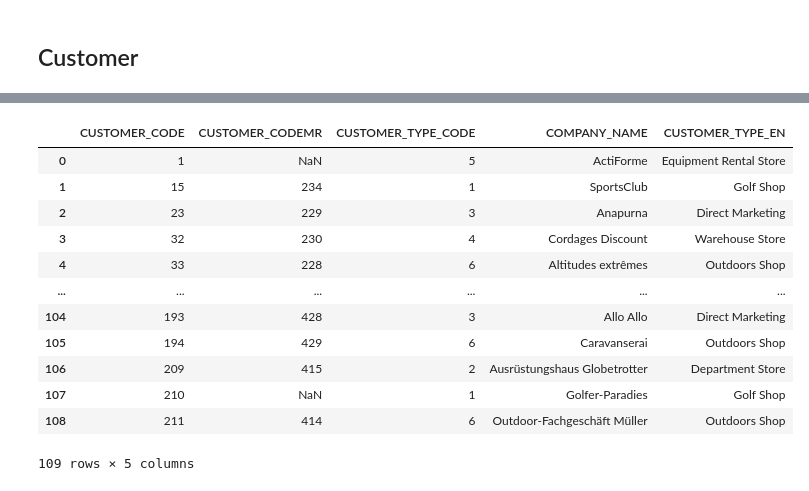
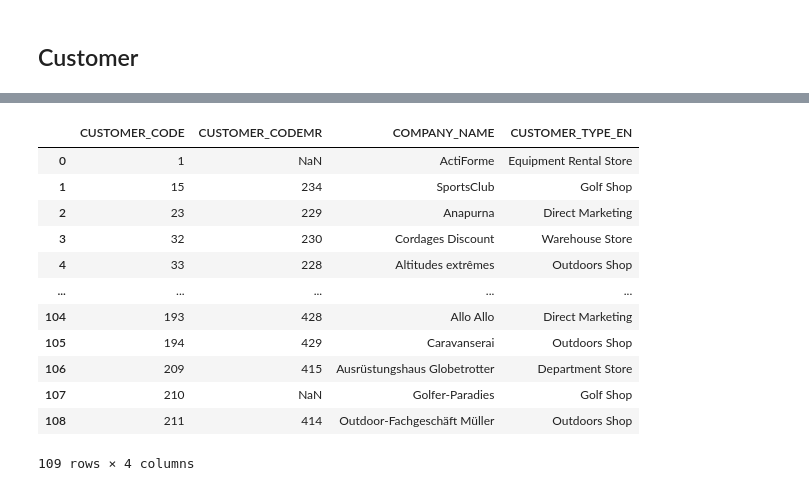
Before and after one commit to SebEmmen/GreatOutdoors, a Jupyter notebook: Warehouse.ipynb, the cells around one changed output, grey strips where cells are left out. Saved outputs shown, nothing was run; the diff lists cells and outputs as text; code cells hidden in the pictures.

```diff
--- a/Warehouse.ipynb
+++ b/Warehouse.ipynb
@@ -229,36 +275,35 @@ finally:
 # %%
 df_customer_type = pd.read_sql_query("SELECT * FROM Customer_Type", sdm_conn)
 df_customer = pd.read_sql_query("SELECT * FROM Customer", sdm_conn)
 
 df_customer_final = pd.merge(
     df_customer,
     df_customer_type,
     left_on='CUSTOMER_TYPE_CODE',
     right_on='CUSTOMER_TYPE_CODE',
     how='left')
 df_customer_final = df_customer_final[[
     'CUSTOMER_CODE',
     'CUSTOMER_CODEMR',
-    'CUSTOMER_TYPE_CODE',
     'COMPANY_NAME',
     'CUSTOMER_TYPE_EN'
 ]]
 
 df_customer_final
 # %% [output]
-|  | CUSTOMER_CODE | CUSTOMER_CODEMR | CUSTOMER_TYPE_CODE | COMPANY_NAME | CUSTOMER_TYPE_EN |
-| 0 | 1 | NaN | 5 | ActiForme | Equipment Rental Store |
-| 1 | 15 | 234 | 1 | SportsClub | Golf Shop |
-| 2 | 23 | 229 | 3 | Anapurna | Direct Marketing |
-| 3 | 32 | 230 | 4 | Cordages Discount | Warehouse Store |
-| 4 | 33 | 228 | 6 | Altitudes extrêmes | Outdoors Shop |
-| ... | ... | ... | ... | ... | ... |
-| 104 | 193 | 428 | 3 | Allo Allo | Direct Marketing |
-| 105 | 194 | 429 | 6 | Caravanserai | Outdoors Shop |
-| 106 | 209 | 415 | 2 | Ausrüstungshaus Globetrotter | Department Store |
-| 107 | 210 | NaN | 1 | Golfer-Paradies | Golf Shop |
-| 108 | 211 | 414 | 6 | Outdoor-Fachgeschäft Müller | Outdoors Shop |
+|  | CUSTOMER_CODE | CUSTOMER_CODEMR | COMPANY_NAME | CUSTOMER_TYPE_EN |
+| 0 | 1 | NaN | ActiForme | Equipment Rental Store |
+| 1 | 15 | 234 | SportsClub | Golf Shop |
+| 2 | 23 | 229 | Anapurna | Direct Marketing |
+| 3 | 32 | 230 | Cordages Discount | Warehouse Store |
+| 4 | 33 | 228 | Altitudes extrêmes | Outdoors Shop |
+| ... | ... | ... | ... | ... |
+| 104 | 193 | 428 | Allo Allo | Direct Marketing |
+| 105 | 194 | 429 | Caravanserai | Outdoors Shop |
+| 106 | 209 | 415 | Ausrüstungshaus Globetrotter | Department Store |
+| 107 | 210 | NaN | Golfer-Paradies | Golf Shop |
+| 108 | 211 | 414 | Outdoor-Fachgeschäft Müller | Outdoors Shop |
-109 rows × 5 columns
+109 rows × 4 columns
 # %%
 import sqlite3
 import pandas as pd
```
Also changed, not shown: parts of 10 cells of this notebook, 4 other files.
